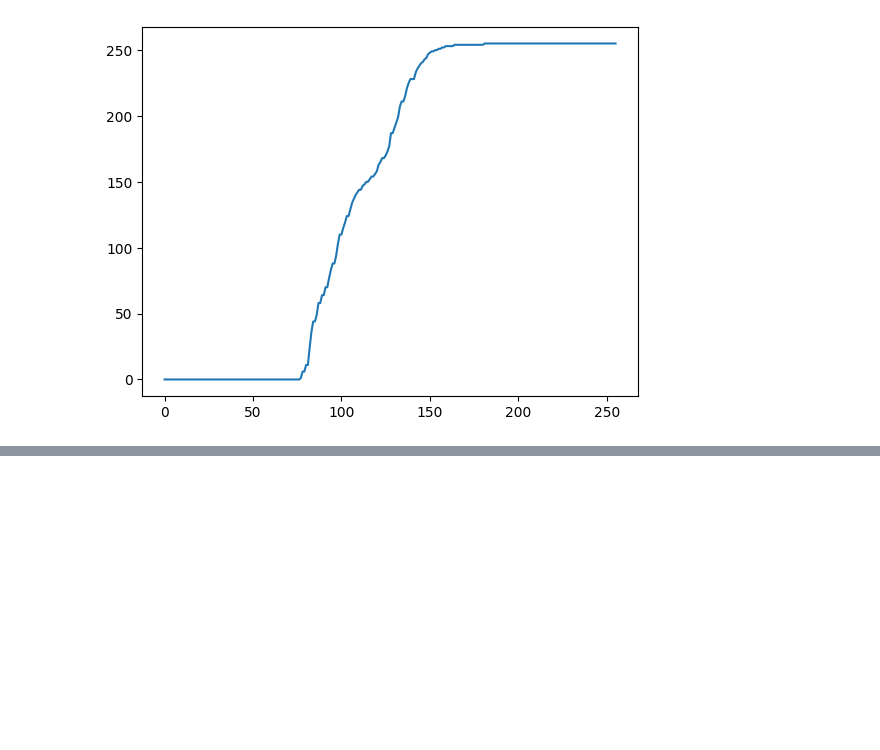
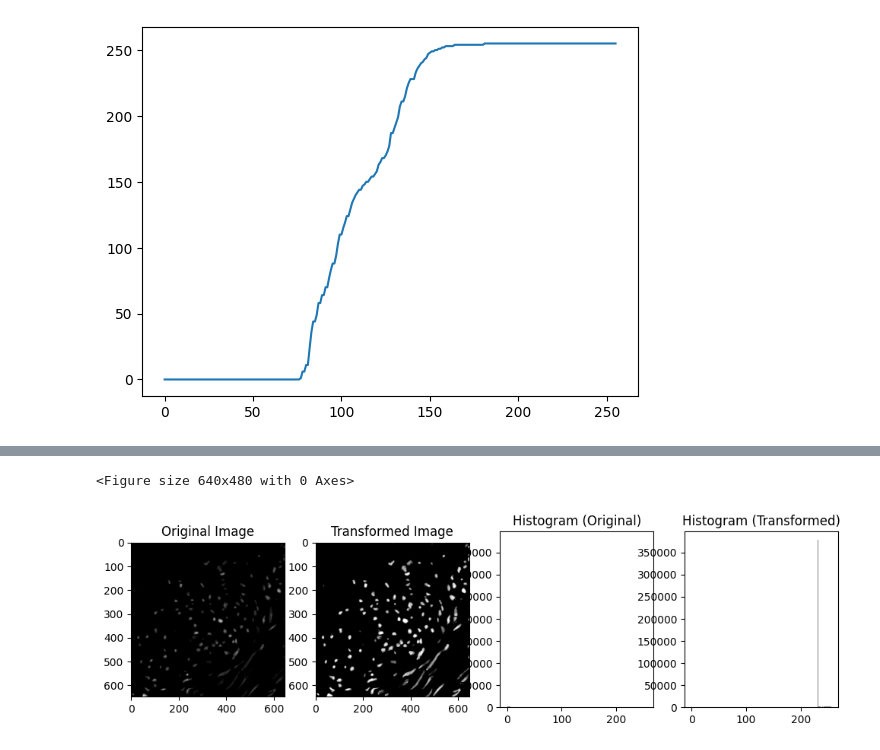
Before and after one commit to ljmantillasc/pgc111-labs-2023-02, a Jupyter notebook: Lab03 - Histogram Equalization/Lab03_hist.ipynb, the cells around one changed output, grey strips where cells are left out. Saved outputs shown, nothing was run; the diff lists cells and outputs as text; code cells hidden in the pictures; blank space fills up the shorter version.

```diff
--- a/Lab03 - Histogram Equalization/Lab03_hist.ipynb
+++ b/Lab03 - Histogram Equalization/Lab03_hist.ipynb
@@ -244,0 +238,22 @@ plt.plot(matData[:,5])
+# %%
+plt.figure()
+f, axarr = plt.subplots(1,4, figsize=(12,3))
+
+dst = equalizeImage(img)
+dst = equalizeImage(dst)
+
+axarr[0].imshow(img, cmap='gray')
+axarr[1].imshow(dst, cmap='gray')
+
+hist_img = axarr[2].hist(img.ravel(), bins=256, range=(0, 256), color='gray')
+hist_dst = axarr[3].hist(dst.ravel(), bins=256, range=(0, 256), color='gray')
+
+axarr[0].set_title('Original Image')
+axarr[1].set_title('Transformed Image')
+axarr[2].set_title('Histogram (Original)')
+axarr[3].set_title('Histogram (Transformed)')
+
+plt.show()
+# %% [output]
+<Figure size 640x480 with 0 Axes>
+[figure, added]
```
Also changed, not shown: parts of 2 cells of this notebook.
